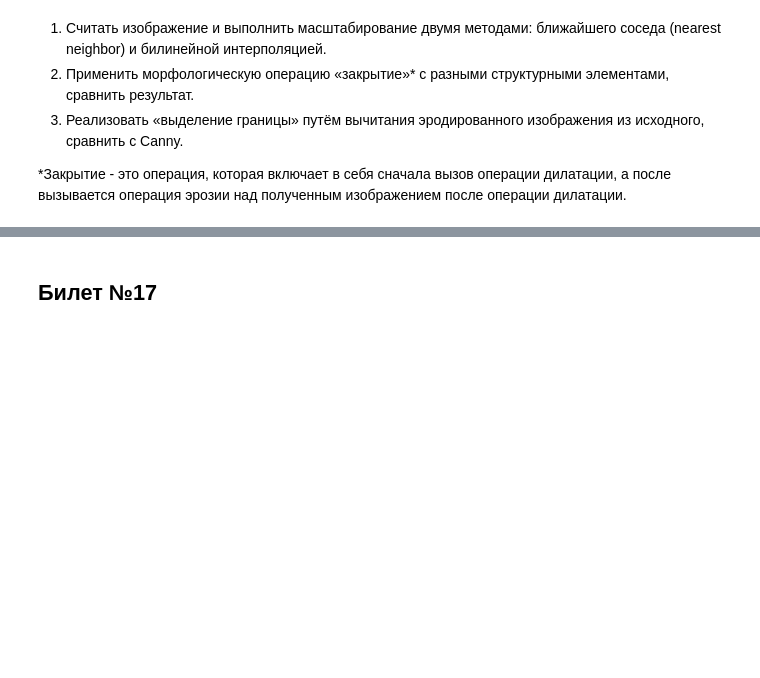
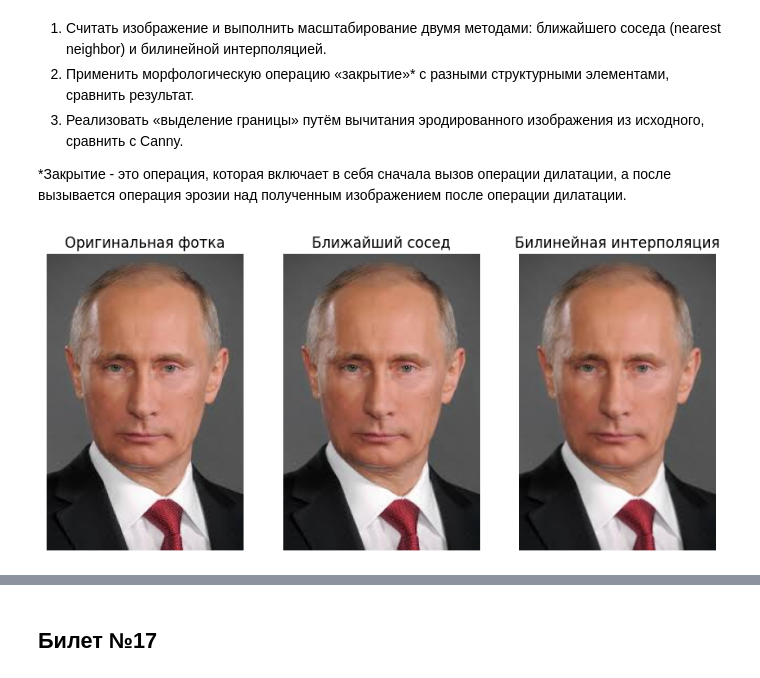
Before and after one commit to vadim13213/image_processing, a Jupyter notebook: Билеты_МиАЦОИ_2024.ipynb, the cells around one changed output, grey strips where cells are left out. Drawn from its saved outputs; the diff is of its cells as text; code cells hidden in the pictures; blank space fills up the shorter version.

```diff
--- a/Билеты_МиАЦОИ_2024.ipynb
+++ b/Билеты_МиАЦОИ_2024.ipynb
@@ -111,0 +118,34 @@
+# %%
+image = cv2.imread('/content/images (1).jpg')
+image_rgb = cv2.cvtColor(image, cv2.COLOR_BGR2RGB)
+
+# метода ближайшего соседа
+image_nearest = cv2.resize(image, None, fx=2, fy=2, interpolation=cv2.INTER_NEAREST)
+image_nearest_rgb = cv2.cvtColor(image_nearest, cv2.COLOR_BGR2RGB)
+
+# билинейная интерполяция
+image_bilinear = cv2.resize(image, None, fx=2, fy=2, interpolation=cv2.INTER_LINEAR)
+image_bilinear_rgb = cv2.cvtColor(image_bilinear, cv2.COLOR_BGR2RGB)
+
+plt.figure(figsize=(10, 7))
+
+plt.subplot(1, 3, 1)
+plt.imshow(image_rgb)
+plt.title('Оригинальная фотка')
+plt.axis('off')
+
+# Метод ближайшего соседа
+plt.subplot(1, 3, 2)
+plt.imshow(image_nearest_rgb)
+plt.title('Ближайший сосед')
+plt.axis('off')
+
+# Билинейная интерполяция
+plt.subplot(1, 3, 3)
+plt.imshow(image_bilinear_rgb)
+plt.title('Билинейная интерполяция')
+plt.axis('off')
+
+plt.show()
+# %% [output]
+[figure, added]
```
Also changed, not shown: parts of 5 cells of this notebook.
